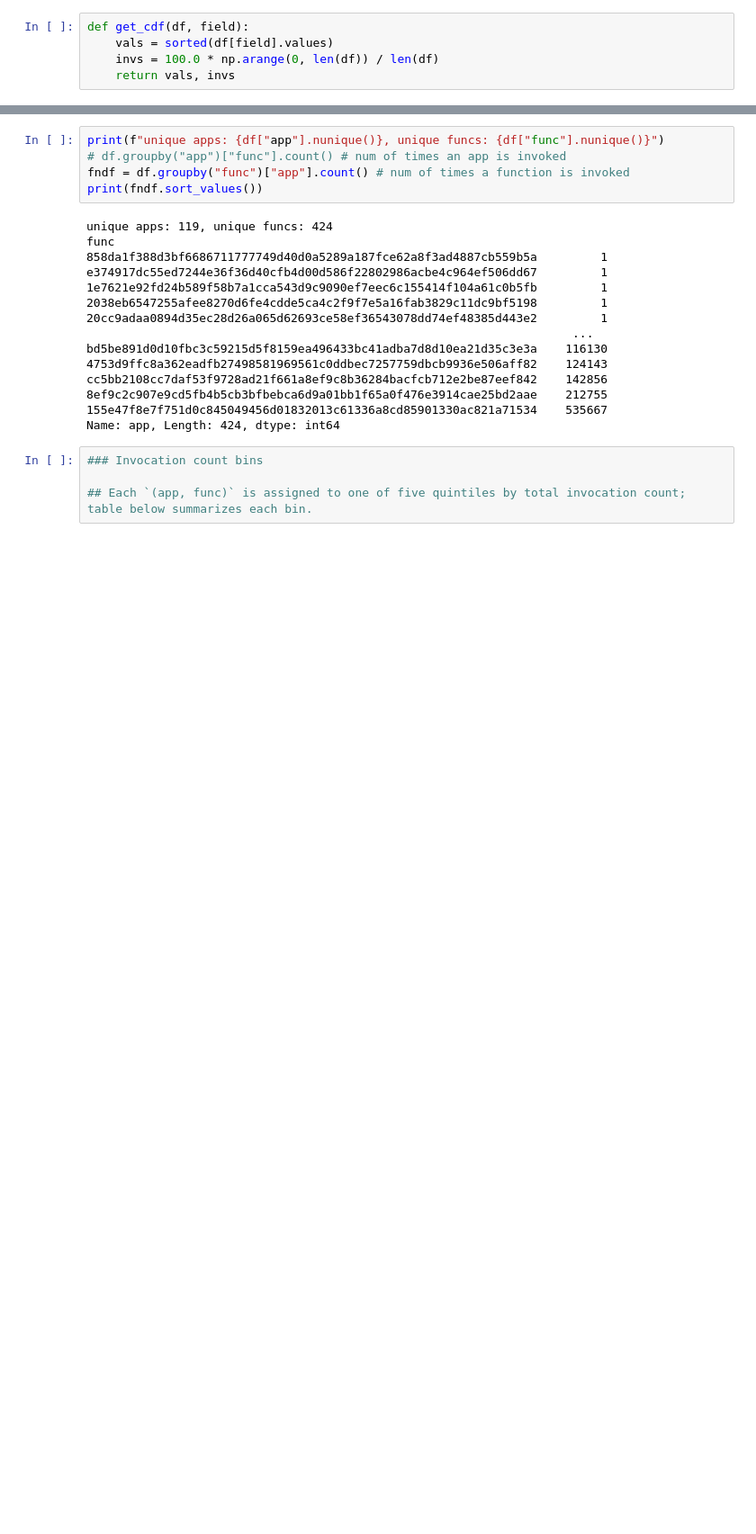
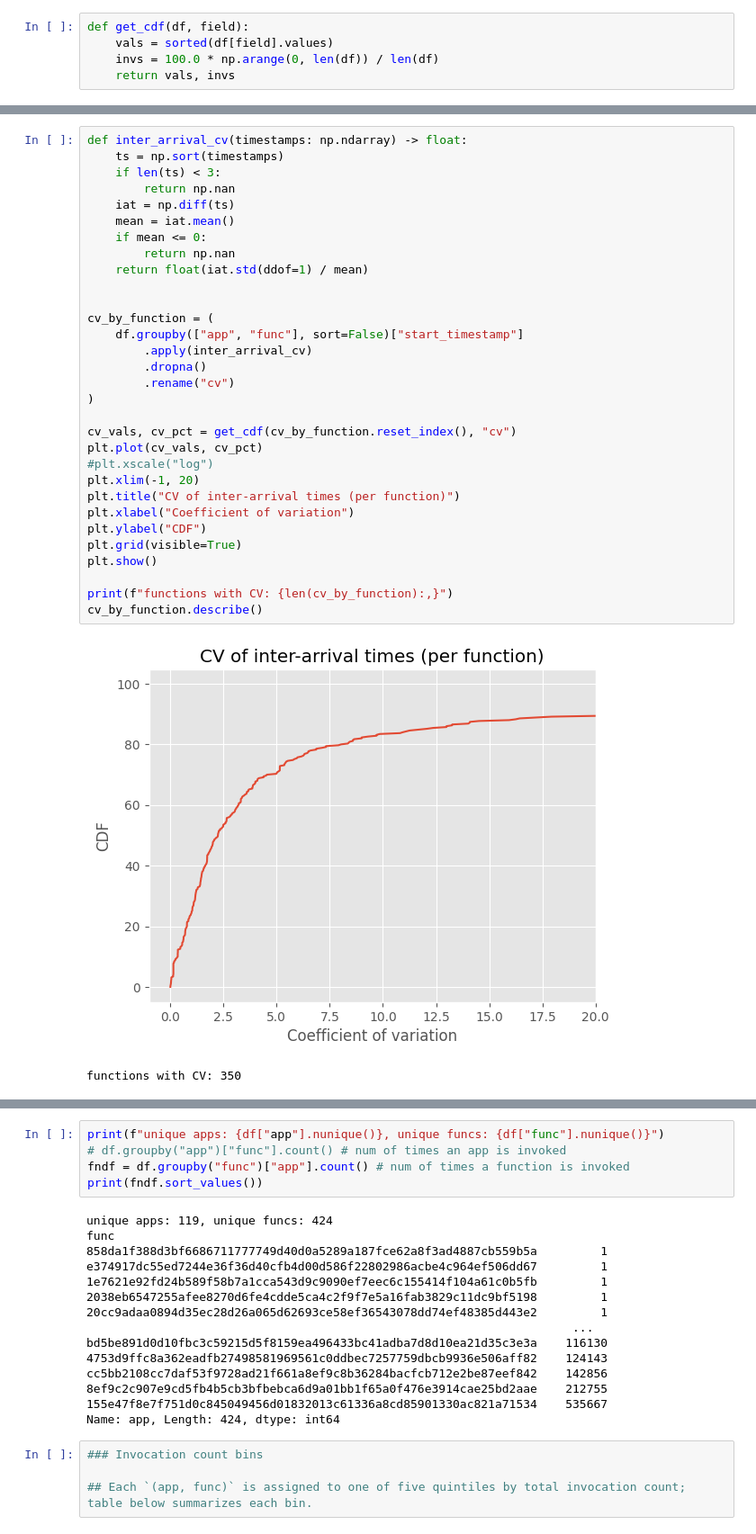
Before and after one commit to Joveful/thesis, a Jupyter notebook: az21.ipynb, the cells around one changed output, grey strips where cells are left out. Shown at 90% size. Drawn from its saved outputs; the diff is of its cells as text; blank space fills up the shorter version.

```diff
--- a/az21.ipynb
+++ b/az21.ipynb
@@ -79,0 +147,34 @@ plt_cdf(df, field="duration")
+# %%
+def inter_arrival_cv(timestamps: np.ndarray) -> float:
+    ts = np.sort(timestamps)
+    if len(ts) < 3:
+        return np.nan
+    iat = np.diff(ts)
+    mean = iat.mean()
+    if mean <= 0:
+        return np.nan
+    return float(iat.std(ddof=1) / mean)
+
+
+cv_by_function = (
+    df.groupby(["app", "func"], sort=False)["start_timestamp"]
+        .apply(inter_arrival_cv)
+        .dropna()
+        .rename("cv")
+)
+
+cv_vals, cv_pct = get_cdf(cv_by_function.reset_index(), "cv")
+plt.plot(cv_vals, cv_pct)
+#plt.xscale("log")
+plt.xlim(-1, 20)
+plt.title("CV of inter-arrival times (per function)")
+plt.xlabel("Coefficient of variation")
+plt.ylabel("CDF")
+plt.grid(visible=True)
+plt.show()
+
+print(f"functions with CV: {len(cv_by_function):,}")
+cv_by_function.describe()
+# %% [output]
+[figure, added]
+functions with CV: 350
```
Also changed, not shown: parts of 10 cells of this notebook, 1 other file.
